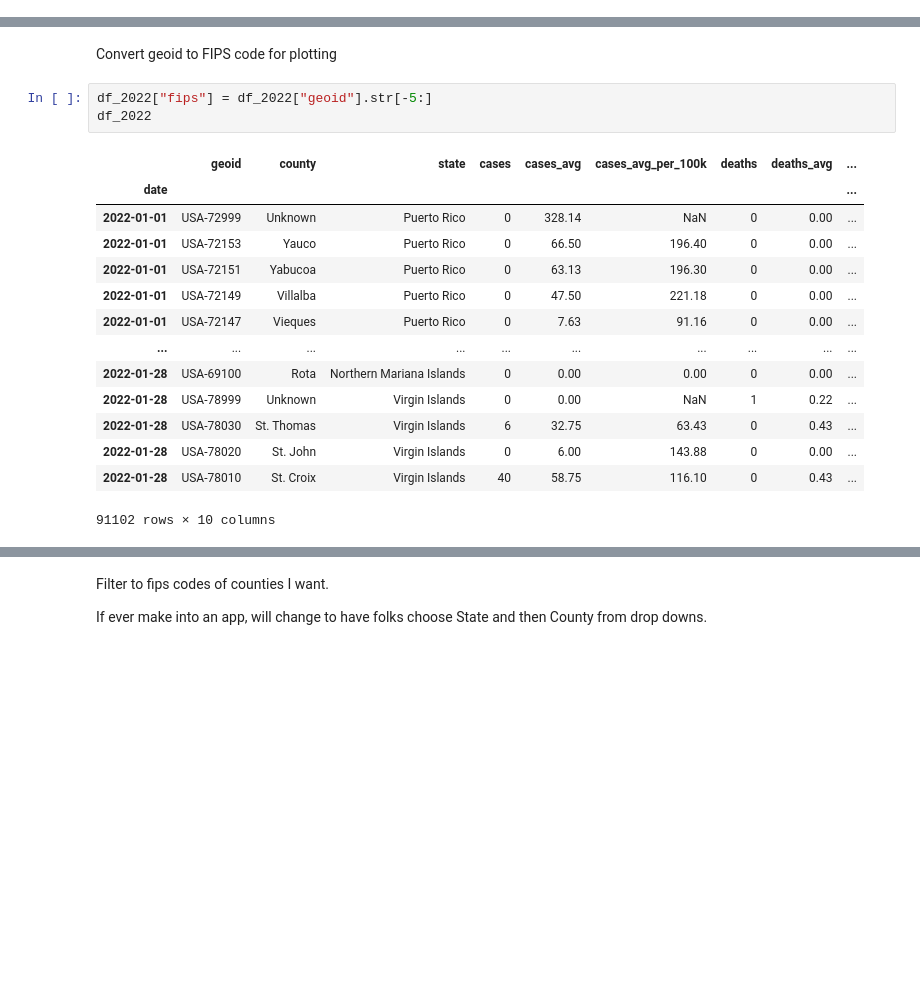
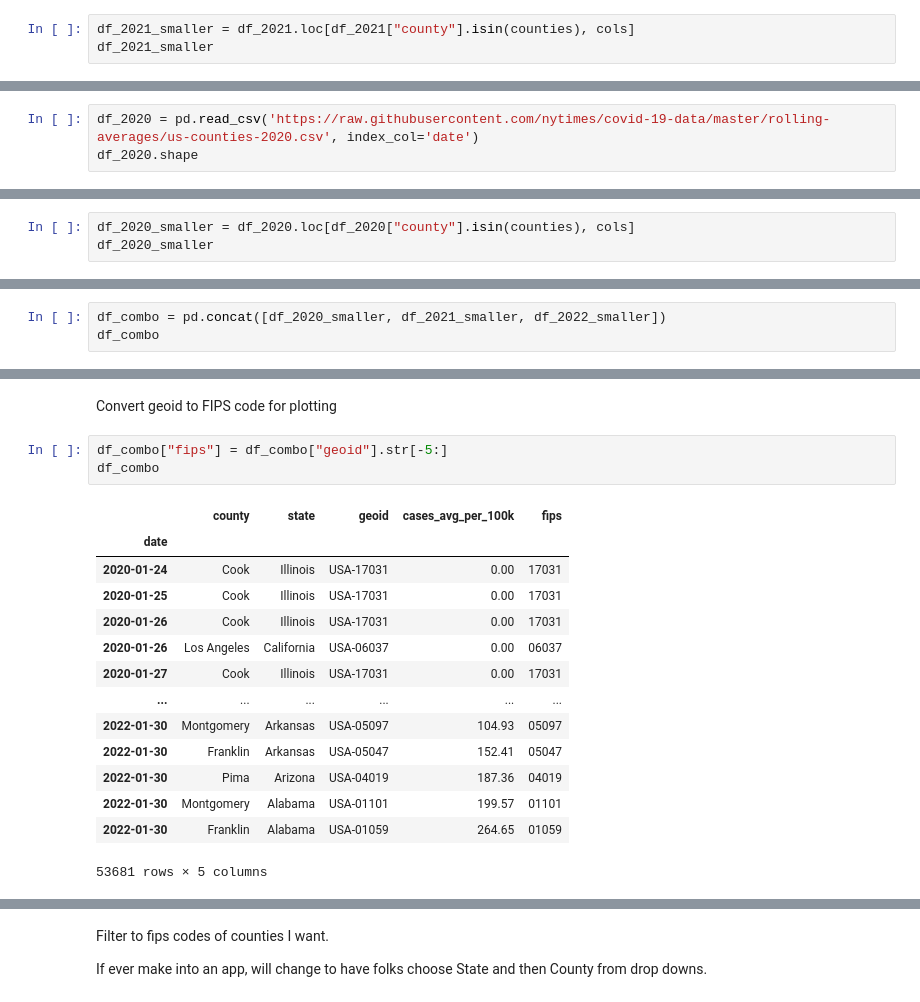
Before and after one commit to discdiver/covid-cities, a Jupyter notebook: prepare.ipynb, the cells around one changed output, grey strips where cells are left out. Cells and saved outputs as stored; diff of their text form; blank space fills up the shorter version.

```diff
--- a/prepare.ipynb
+++ b/prepare.ipynb
@@ -146,0 +169,3 @@ df_2022_smaller.drop_duplicates(subset=["county", "state"])
+# %%
+df_2021_smaller = df_2021.loc[df_2021["county"].isin(counties), cols]
+df_2021_smaller
@@ -146,0 +187,3 @@ df_2022_smaller.drop_duplicates(subset=["county", "state"])
+# %%
+df_2020 = pd.read_csv('https://raw.githubusercontent.com/nytimes/covid-19-data/master/rolling-averages/us-counties-2020.csv', index_col='date')
+df_2020.shape
@@ -146,0 +192,3 @@ df_2022_smaller.drop_duplicates(subset=["county", "state"])
+# %%
+df_2020_smaller = df_2020.loc[df_2020["county"].isin(counties), cols]
+df_2020_smaller
@@ -146,0 +210,3 @@ df_2022_smaller.drop_duplicates(subset=["county", "state"])
+# %%
+df_combo = pd.concat([df_2020_smaller, df_2021_smaller, df_2022_smaller])
+df_combo
@@ -147,23 +228,23 @@ df_2022_smaller.drop_duplicates(subset=["county", "state"])
 # %% [markdown]
 Convert geoid to FIPS code for plotting
 # %%
-df_2022["fips"] = df_2022["geoid"].str[-5:]
-df_2022
+df_combo["fips"] = df_combo["geoid"].str[-5:]
+df_combo
 # %% [output]
-|  | geoid | county | state | cases | cases_avg | cases_avg_per_100k | deaths | deaths_avg | ... |
-| date |  |  |  |  |  |  |  |  | ... |
-| 2022-01-01 | USA-72999 | Unknown | Puerto Rico | 0 | 328.14 | NaN | 0 | 0.00 | ... |
-| 2022-01-01 | USA-72153 | Yauco | Puerto Rico | 0 | 66.50 | 196.40 | 0 | 0.00 | ... |
-| 2022-01-01 | USA-72151 | Yabucoa | Puerto Rico | 0 | 63.13 | 196.30 | 0 | 0.00 | ... |
-| 2022-01-01 | USA-72149 | Villalba | Puerto Rico | 0 | 47.50 | 221.18 | 0 | 0.00 | ... |
-| 2022-01-01 | USA-72147 | Vieques | Puerto Rico | 0 | 7.63 | 91.16 | 0 | 0.00 | ... |
-| ... | ... | ... | ... | ... | ... | ... | ... | ... | ... |
-| 2022-01-28 | USA-69100 | Rota | Northern Mariana Islands | 0 | 0.00 | 0.00 | 0 | 0.00 | ... |
-| 2022-01-28 | USA-78999 | Unknown | Virgin Islands | 0 | 0.00 | NaN | 1 | 0.22 | ... |
-| 2022-01-28 | USA-78030 | St. Thomas | Virgin Islands | 6 | 32.75 | 63.43 | 0 | 0.43 | ... |
-| 2022-01-28 | USA-78020 | St. John | Virgin Islands | 0 | 6.00 | 143.88 | 0 | 0.00 | ... |
-| 2022-01-28 | USA-78010 | St. Croix | Virgin Islands | 40 | 58.75 | 116.10 | 0 | 0.43 | ... |
+|  | county | state | geoid | cases_avg_per_100k | fips |
+| date |  |  |  |  |  |
+| 2020-01-24 | Cook | Illinois | USA-17031 | 0.00 | 17031 |
+| 2020-01-25 | Cook | Illinois | USA-17031 | 0.00 | 17031 |
+| 2020-01-26 | Cook | Illinois | USA-17031 | 0.00 | 17031 |
+| 2020-01-26 | Los Angeles | California | USA-06037 | 0.00 | 06037 |
+| 2020-01-27 | Cook | Illinois | USA-17031 | 0.00 | 17031 |
+| ... | ... | ... | ... | ... | ... |
+| 2022-01-30 | Montgomery | Arkansas | USA-05097 | 104.93 | 05097 |
+| 2022-01-30 | Franklin | Arkansas | USA-05047 | 152.41 | 05047 |
+| 2022-01-30 | Pima | Arizona | USA-04019 | 187.36 | 04019 |
+| 2022-01-30 | Montgomery | Alabama | USA-01101 | 199.57 | 01101 |
+| 2022-01-30 | Franklin | Alabama | USA-01059 | 264.65 | 01059 |
-91102 rows × 10 columns
+53681 rows × 5 columns
 # %%
 df_2022.info()
 # %% [output]
```
Also changed, not shown: parts of 18 cells of this notebook, 2 other files.
